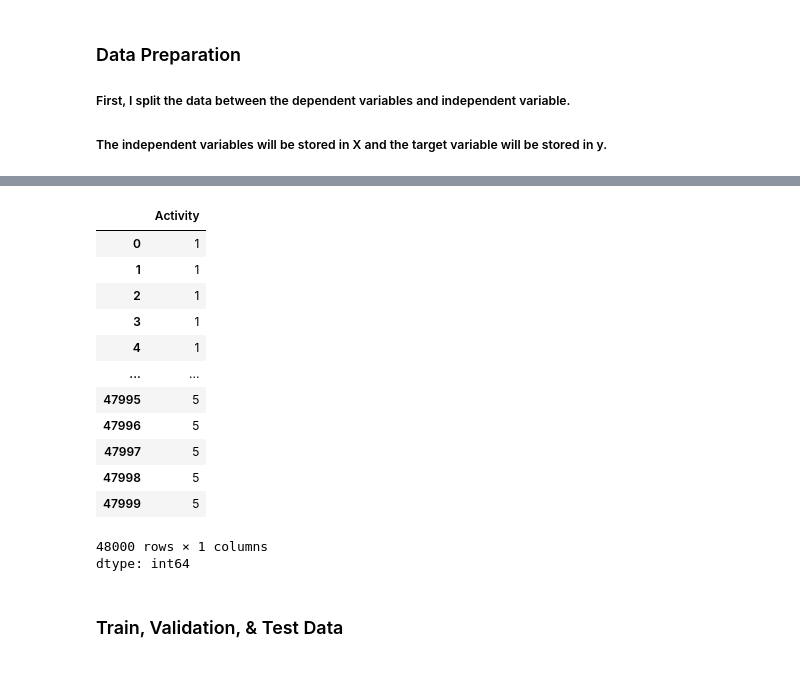
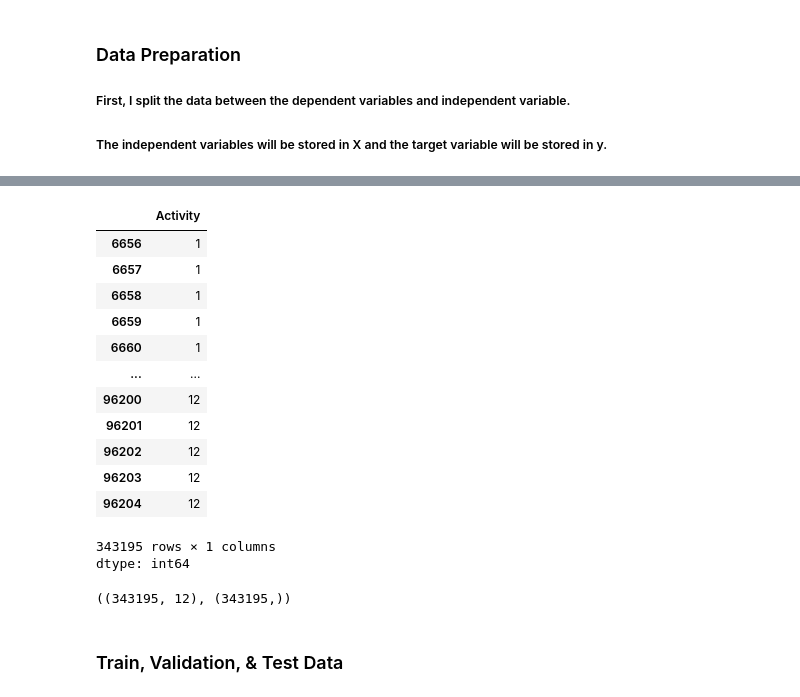
Before and after one commit to hannanote/Mobile_Health_Human_Behavior_Analysis_Project, a Jupyter notebook: MOBILE_HEALTH.ipynb, the cells around one changed output, grey strips where cells are left out. Cells and saved outputs as stored; diff of their text form; code cells hidden in the pictures.

```diff
--- a/MOBILE_HEALTH.ipynb
+++ b/MOBILE_HEALTH.ipynb
@@ -411,21 +408,25 @@ X.head()
 # %%
-y = df_min['Activity']
+y = df['Activity']
 y
 # %% [output]
 |  | Activity |
-| 0 | 1 |
-| 1 | 1 |
-| 2 | 1 |
-| 3 | 1 |
-| 4 | 1 |
+| 6656 | 1 |
+| 6657 | 1 |
+| 6658 | 1 |
+| 6659 | 1 |
+| 6660 | 1 |
 | ... | ... |
-| 47995 | 5 |
-| 47996 | 5 |
-| 47997 | 5 |
-| 47998 | 5 |
-| 47999 | 5 |
+| 96200 | 12 |
+| 96201 | 12 |
+| 96202 | 12 |
+| 96203 | 12 |
+| 96204 | 12 |
-48000 rows × 1 columns
+343195 rows × 1 columns
 dtype: int64
+# %%
+X.shape, y.shape
+# %% [output]
+((343195, 12), (343195,))
 # %% [markdown]
 ### Train, Validation, & Test Data
 # %%
```
Also changed, not shown: parts of 30 cells of this notebook.
